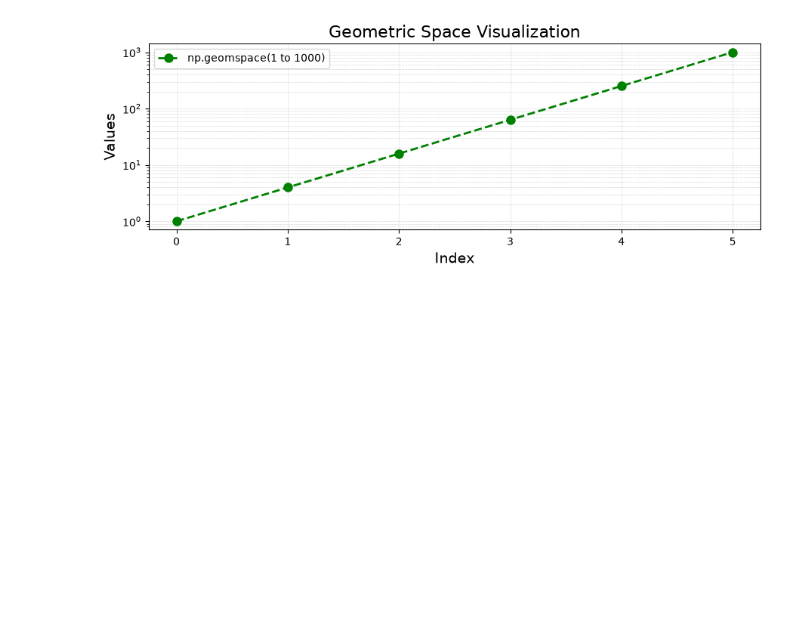
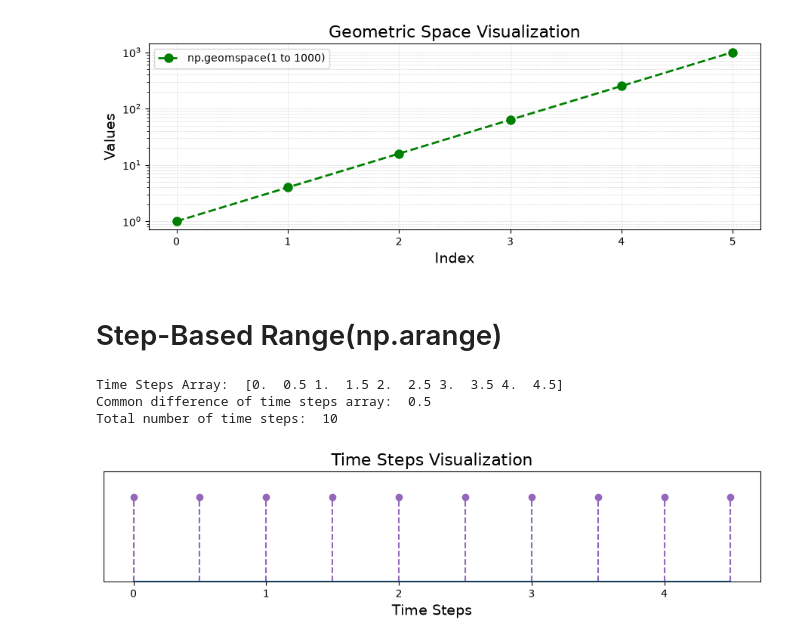
Before and after one commit to Suhanimehra/Data_analytics, a Jupyter notebook: day05/01.ipynb, the cells around one changed output. Saved outputs shown, nothing was run; the diff lists cells and outputs as text; code cells hidden in the pictures; blank space fills up the shorter version.

Commit message:
day 05 start

```diff
--- a/day05/01.ipynb
+++ b/day05/01.ipynb
@@ -105,3 +105,38 @@ Geometric Space Array:  [   1.            3.98107171   15.84893192   63.09573445
  1000.        ]
 Common multiplicative ration of geometric space array: 3.9811
 [figure]
+# %% [markdown]
+# Step-Based Range(np.arange)
+# %%
+time_steps=np.arange(start=0.0,stop=5.0,step=0.5)
+print("Time Steps Array: ", time_steps)
+
+print("Common difference of time steps array: ", time_steps[1]-time_steps[0])
+print("Total number of time steps: ", len(time_steps))
+
+
+#Graphical Visualization of time steps
+plt.figure(figsize=(9,2.5)) #figsize=(width,height) in inches
+
+#Stem plot Details:
+# Stem plot: a discrete plot that displays data points as stems extending from a baseline along the x-axis. Each stem represents a data point, and the height of the stem corresponds to the value of that point. It is useful for visualizing discrete data or events over time.
+#linefmt: "C4-" specifies the color and style of the stem lines (C4 is a color from the default color cycle, and '-' indicates a solid line).
+#color cycle definations: C1-blue, C2-orange, C3-green, C4-red, C5-purple, C6-brown, C7-pink, C8-gray, C9-olive, C10-cyan
+
+#markerfmt: "C4o" specifies the color and style of the markers at the top of each stem (C4 is red, and 'o' indicates circular markers).
+#basefmt: "k-" specifies the color and style of the baseline (k is black, and '-' indicates a solid line).
+
+
+plt.stem(time_steps,np.ones_like(time_steps),linefmt='C4--',markerfmt='C4o',basefmt='')
+
+plt.title("Time Steps Visualization", fontsize=16)
+plt.xlabel("Time Steps", fontsize=14)
+plt.yticks([]) #remove y-ticks
+plt.ylim(0,1.3)
+plt.tight_layout() #adjust subplots to fit into figure area.
+plt.show()
+# %% [output]
+Time Steps Array:  [0.  0.5 1.  1.5 2.  2.5 3.  3.5 4.  4.5]
+Common difference of time steps array:  0.5
+Total number of time steps:  10
+[figure, added]
```
Also changed, not shown: parts of 2 cells of this notebook.
